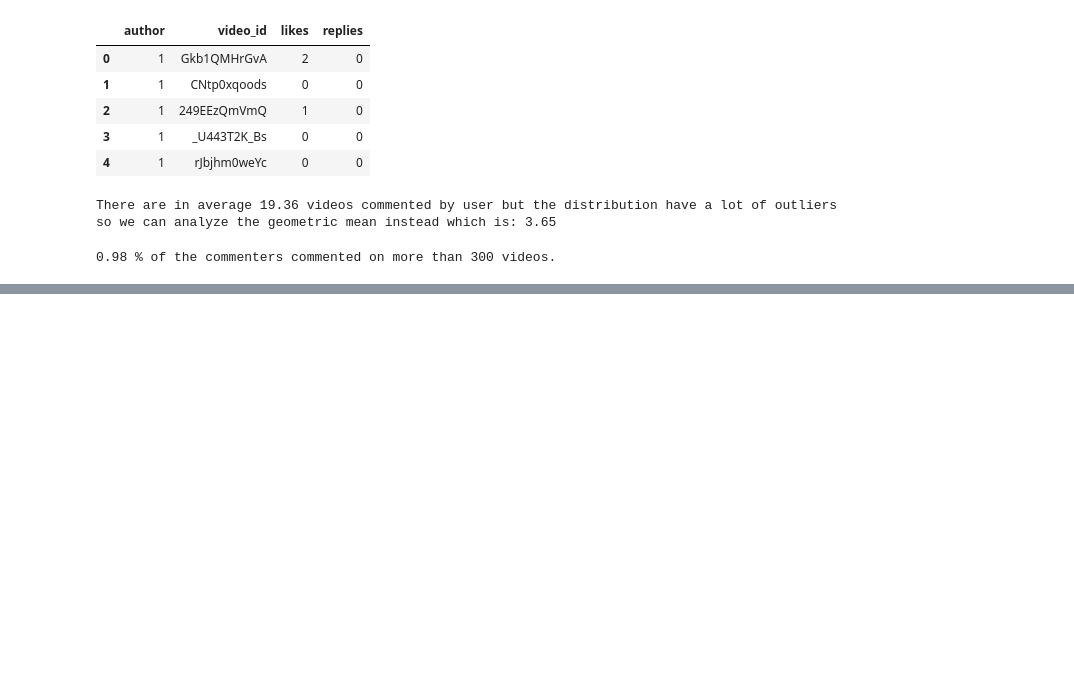
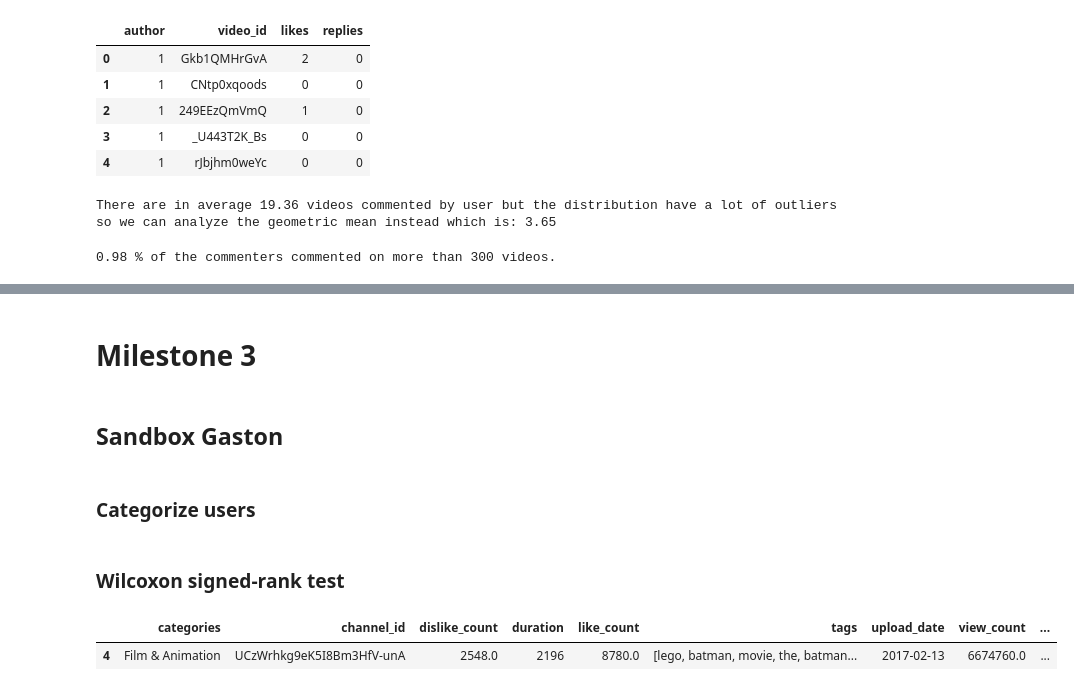
Before and after one commit to epfl-ada/ada-2022-project-geksada, a Jupyter notebook: Milestone 2.ipynb, the cells around one changed output, grey strips where cells are left out. Cells and saved outputs as stored; diff of their text form; code cells hidden in the pictures; blank space fills up the shorter version.

```diff
--- a/Milestone 2.ipynb
+++ b/Milestone 2.ipynb
@@ -707,0 +708,13 @@ We have a heavy-tailed distribution.
+# %% [markdown]
+# Milestone 3
+# %% [markdown]
+## Sandbox Gaston
+# %% [markdown]
+### Categorize users
+# %% [markdown]
+### Wilcoxon signed-rank test
+# %%
+df_videos.head(1)
+# %% [output]
+|  | categories | channel_id | dislike_count | duration | like_count | tags | upload_date | view_count | ... |
+| 4 | Film & Animation | UCzWrhkg9eK5I8Bm3HfV-unA | 2548.0 | 2196 | 8780.0 | [lego, batman, movie, the, batman... | 2017-02-13 | 6674760.0 | ... |
```
Also changed, not shown: parts of 11 cells of this notebook.
